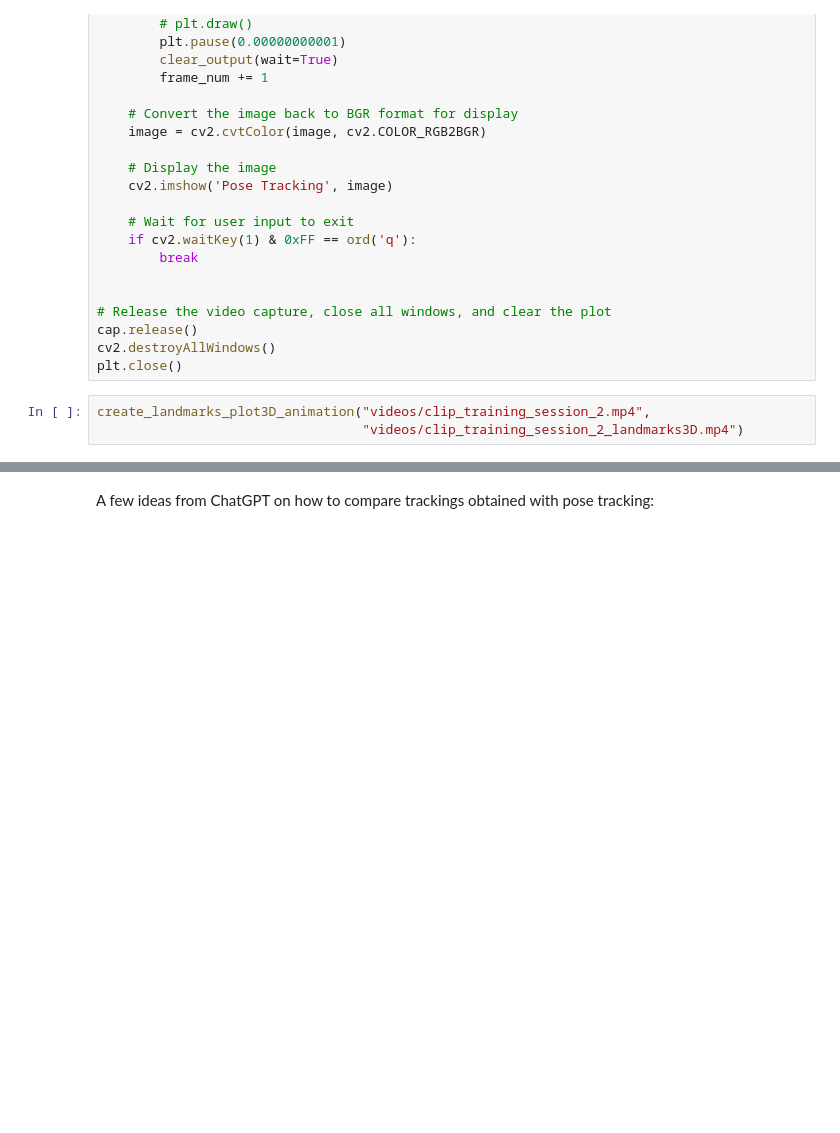
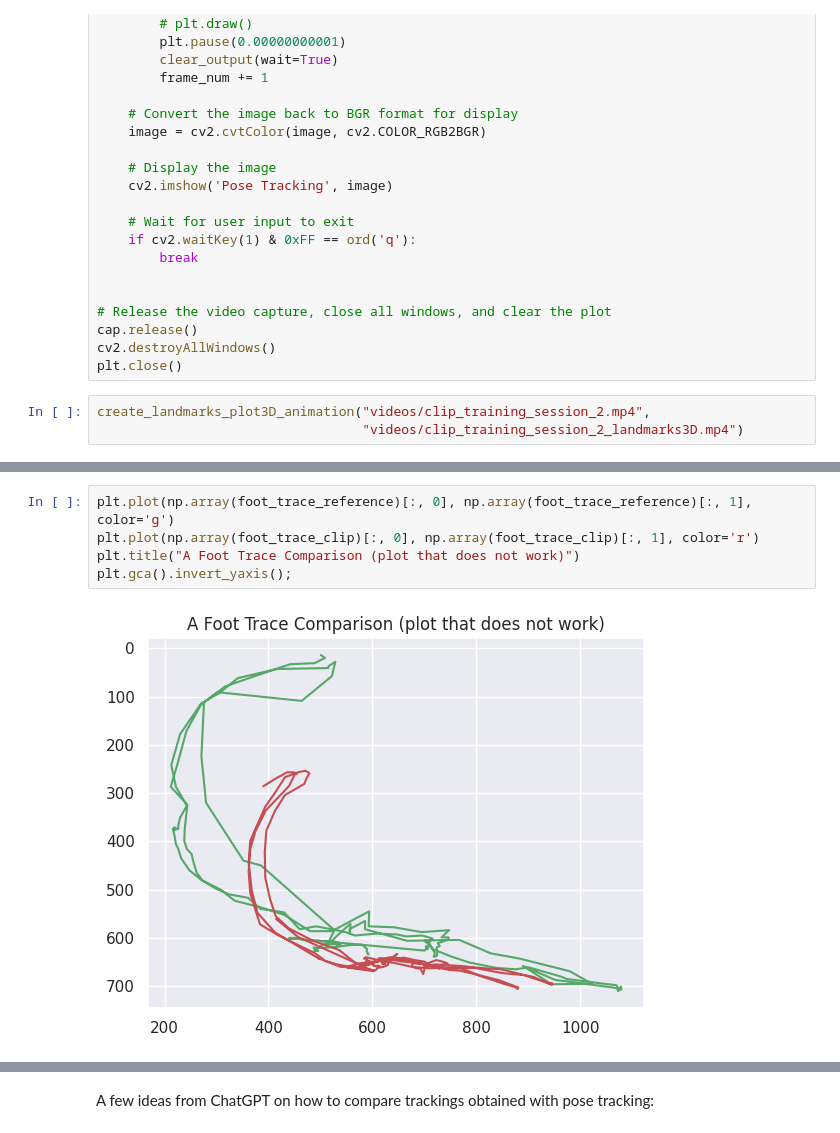
Before and after one commit to EnkrateiaLucca/pose_tracking_jiu_jitsu, a Jupyter notebook: pose_jiu_code.ipynb, the cells around one changed output, grey strips where cells are left out. Drawn from its saved outputs; the diff is of its cells as text; blank space fills up the shorter version.

```diff
--- a/pose_jiu_code.ipynb
+++ b/pose_jiu_code.ipynb
@@ -361,0 +356,7 @@ Unknown encoder 'libx264'
+# %%
+plt.plot(np.array(foot_trace_reference)[:, 0], np.array(foot_trace_reference)[:, 1], color='g')
+plt.plot(np.array(foot_trace_clip)[:, 0], np.array(foot_trace_clip)[:, 1], color='r')
+plt.title("A Foot Trace Comparison (plot that does not work)")
+plt.gca().invert_yaxis();
+# %% [output]
+[figure, added]
```
Also changed, not shown: parts of 13 cells of this notebook, 3 other files.
